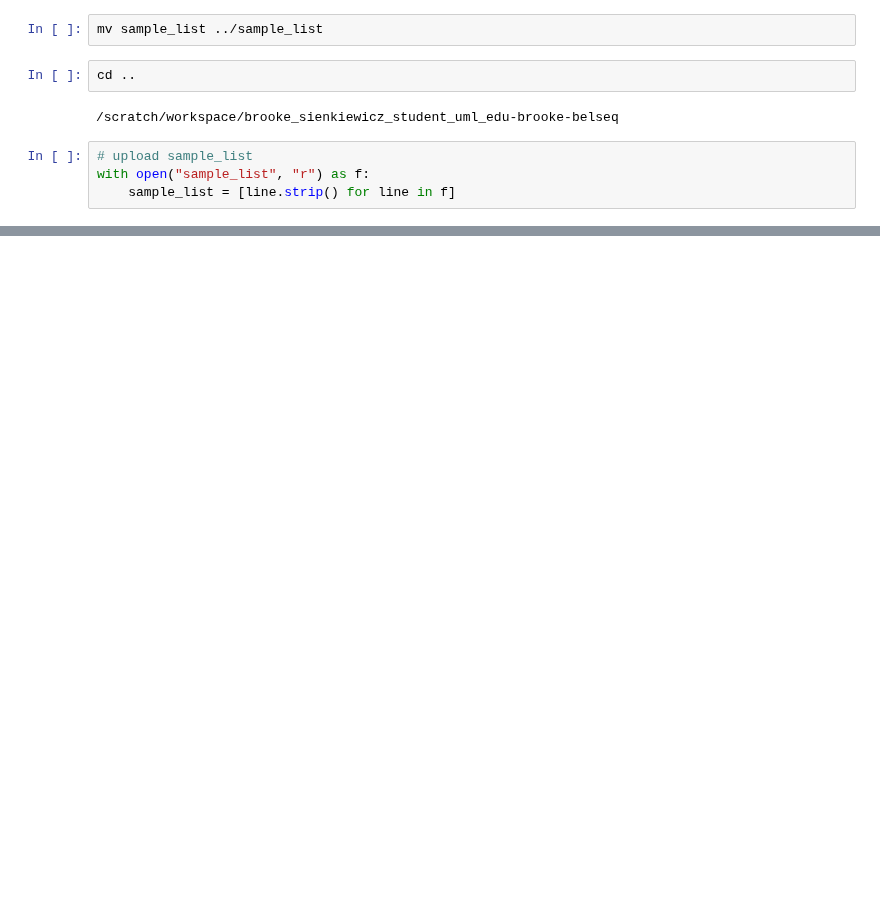
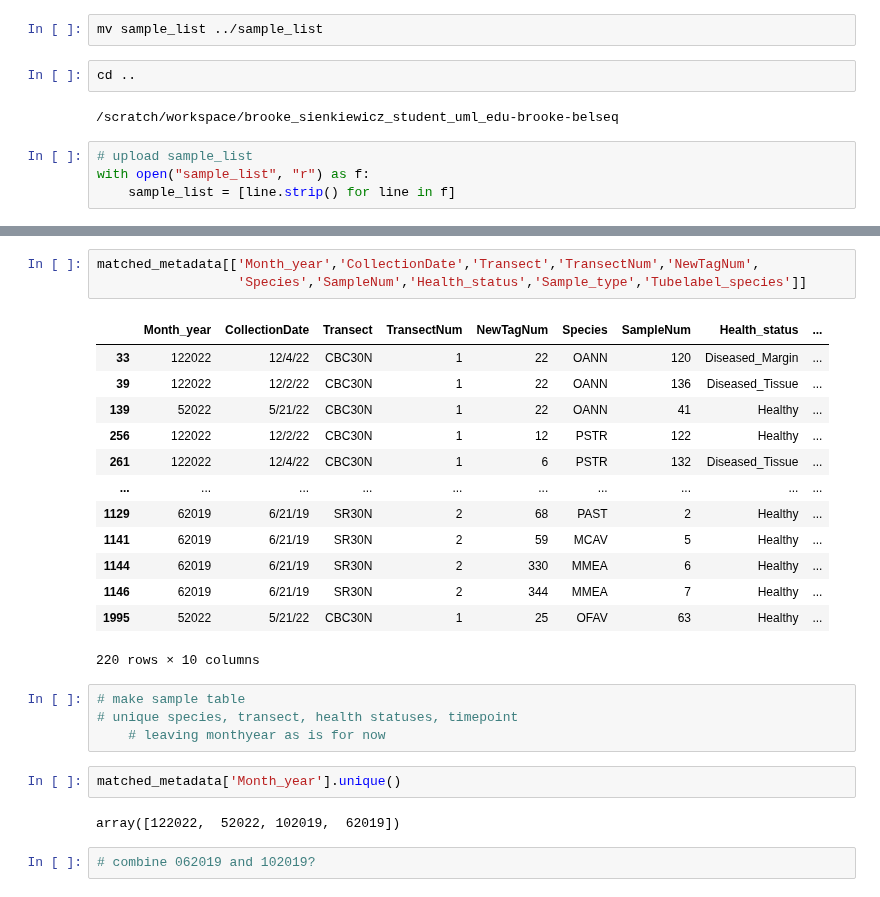
Before and after one commit to brookewicz/CBC_metagenomics, a Jupyter notebook: all_sctld/sample_lists.ipynb, the cells around one changed output, grey strips where cells are left out. Saved outputs shown, nothing was run; the diff lists cells and outputs as text; blank space fills up the shorter version.

```diff
--- a/all_sctld/sample_lists.ipynb
+++ b/all_sctld/sample_lists.ipynb
@@ -194,0 +263,27 @@ Sequences missing: []
+# %%
+matched_metadata[['Month_year','CollectionDate','Transect','TransectNum','NewTagNum',
+                  'Species','SampleNum','Health_status','Sample_type','Tubelabel_species']]
+# %% [output]
+|  | Month_year | CollectionDate | Transect | TransectNum | NewTagNum | Species | SampleNum | Health_status | ... |
+| 33 | 122022 | 12/4/22 | CBC30N | 1 | 22 | OANN | 120 | Diseased_Margin | ... |
+| 39 | 122022 | 12/2/22 | CBC30N | 1 | 22 | OANN | 136 | Diseased_Tissue | ... |
+| 139 | 52022 | 5/21/22 | CBC30N | 1 | 22 | OANN | 41 | Healthy | ... |
+| 256 | 122022 | 12/2/22 | CBC30N | 1 | 12 | PSTR | 122 | Healthy | ... |
+| 261 | 122022 | 12/4/22 | CBC30N | 1 | 6 | PSTR | 132 | Diseased_Tissue | ... |
+| ... | ... | ... | ... | ... | ... | ... | ... | ... | ... |
+| 1129 | 62019 | 6/21/19 | SR30N | 2 | 68 | PAST | 2 | Healthy | ... |
+| 1141 | 62019 | 6/21/19 | SR30N | 2 | 59 | MCAV | 5 | Healthy | ... |
+| 1144 | 62019 | 6/21/19 | SR30N | 2 | 330 | MMEA | 6 | Healthy | ... |
+| 1146 | 62019 | 6/21/19 | SR30N | 2 | 344 | MMEA | 7 | Healthy | ... |
+| 1995 | 52022 | 5/21/22 | CBC30N | 1 | 25 | OFAV | 63 | Healthy | ... |
+220 rows × 10 columns
+# %%
+# make sample table
+# unique species, transect, health statuses, timepoint
+    # leaving monthyear as is for now
+# %%
+matched_metadata['Month_year'].unique()
+# %% [output]
+array([122022,  52022, 102019,  62019])
+# %%
+# combine 062019 and 102019?
```
Also changed, not shown: parts of 21 cells of this notebook.
